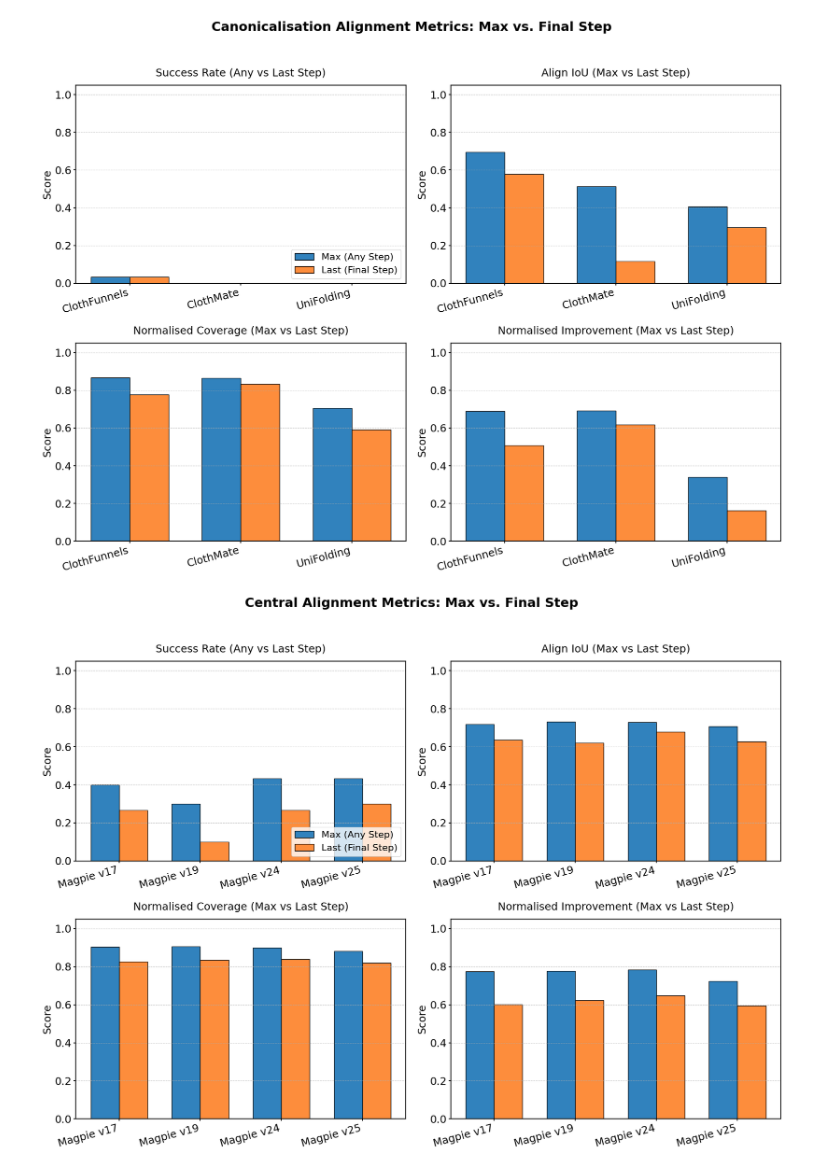
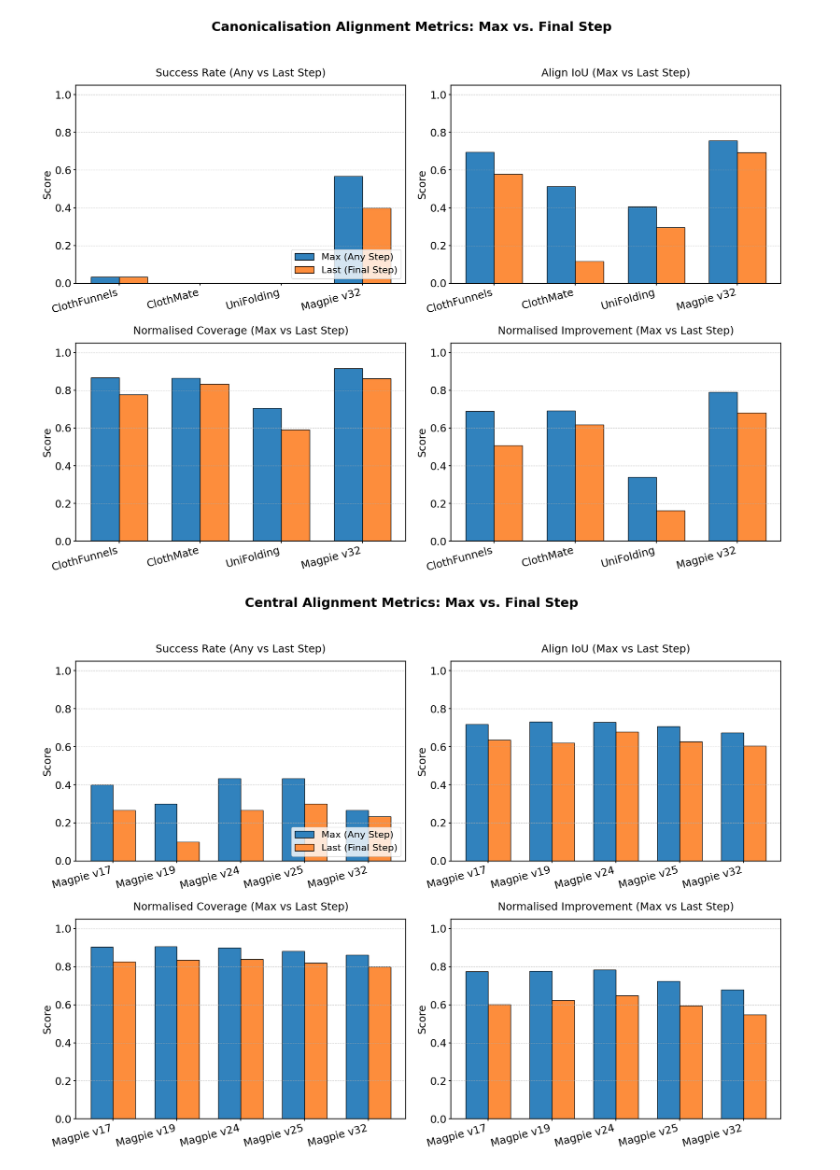
Before and after one commit to halid1020/bimanual_garment_folding, a Jupyter notebook: analysis/magpie/alignment_sim.ipynb, the cells around one changed output. Drawn from its saved outputs; the diff is of its cells as text; code cells hidden in the pictures.

```diff
--- a/analysis/magpie/alignment_sim.ipynb
+++ b/analysis/magpie/alignment_sim.ipynb
@@ -192,33 +192,36 @@ def process_and_plot_task(data_dir, experiments, task_title):
     plt.tight_layout(rect=[0, 0, 1, 0.93])
     plt.show()
 
 
 # --- 4. Main Execution ---
 
-data_dir = "/media/hcv530/T71/garment_folding_data"
+data_dir = "/media/hcv530/T7/garment_folding_data"
 
 # Task 1: Canonicalisation Alignment
 canon_experiments = [
     {"name": "cloth_funnel_longsleeve_canon_align_from_crumpled", "label": "ClothFunnels", "check": "eval_checkpoint_-1"},
     {"name": "clothmate_longsleeve_canon_align_from_crumpled", "label": "ClothMate", "check": "eval_checkpoint_True"},
     {"name": "unifolding_canon_align_from_crumpled", "label": "UniFolding", "check": "eval_checkpoint_True"},
+    {"name": "transfer_eval_magpie_ctr_align_longsleeve_p4_v32/magpie/multi_longsleeve_provide_semkey_pixel_no_success_stop_resol_128_workspace", "label": "Magpie v32", "check": "eval_checkpoint_-2"},
     # You can add Magpie for canon here if you have it
 ]
 
 # Task 2: Central Alignment
 # (Update the dummy paths for ClothFunnels, ClothMate, and UniFolding below to match your actual central alignment foldernames)
 central_experiments = [
     {"name": "magpie_ctr_align_longsleeve_p4_v17", "label": "Magpie v17", "check": "eval_checkpoint_100000"},
     {"name": "magpie_ctr_align_longsleeve_p4_v19", "label": "Magpie v19", "check": "eval_checkpoint_100000"},
     {"name": "magpie_ctr_align_longsleeve_p4_v24", "label": "Magpie v24", "check": "eval_checkpoint_100000"},
     {"name": "magpie_ctr_align_longsleeve_p4_v25", "label": "Magpie v25", "check": "eval_checkpoint_100000"},
+    {"name": "magpie_ctr_align_longsleeve_p4_v32", "label": "Magpie v32", "check": "eval_checkpoint_-2"},
+
 ]
 
 # Generate plot for Canonicalisation Task
 process_and_plot_task(data_dir, canon_experiments, task_title="Canonicalisation Alignment")
 
 # Generate plot for Central Alignment Task
 process_and_plot_task(data_dir, central_experiments, task_title="Central Alignment")
 # %% [output]
-[figure, old version]
+[figure, new version]
-[figure, old version]
+[figure, new version]
```
Also changed, not shown: 14 other files.
